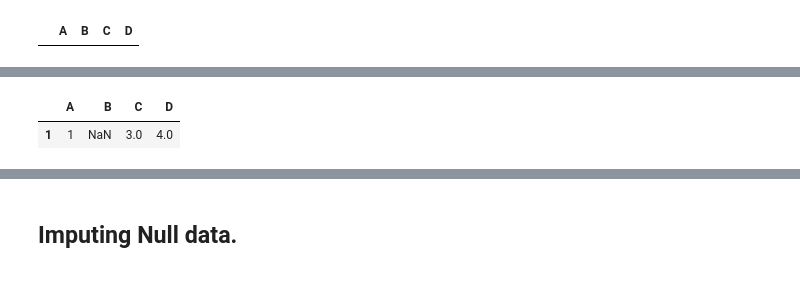
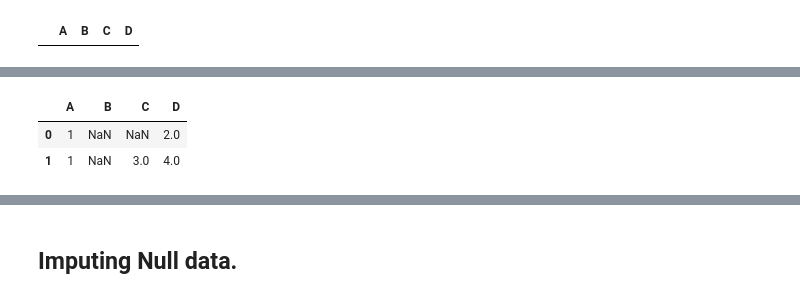
Before and after one commit to AhmedZeer/ml.py, a Jupyter notebook: noteBooks/04_DataPreproc/processingData.ipynb, the cells around one changed output, grey strips where cells are left out. Cells and saved outputs as stored; diff of their text form; code cells hidden in the pictures.

```diff
--- a/noteBooks/04_DataPreproc/processingData.ipynb
+++ b/noteBooks/04_DataPreproc/processingData.ipynb
@@ -53,8 +45,9 @@ df.dropna(how="all")
 # %%
 # Drop rows that have valeus less than the thresh.
-df2.dropna( thresh = 3 )
+df2.dropna( thresh = 2 )
 # %% [output]
 |  | A | B | C | D |
+| 0 | 1 | NaN | NaN | 2.0 |
 | 1 | 1 | NaN | 3.0 | 4.0 |
 # %%
 df
```
Also changed, not shown: parts of 12 cells of this notebook, 1 other file.
